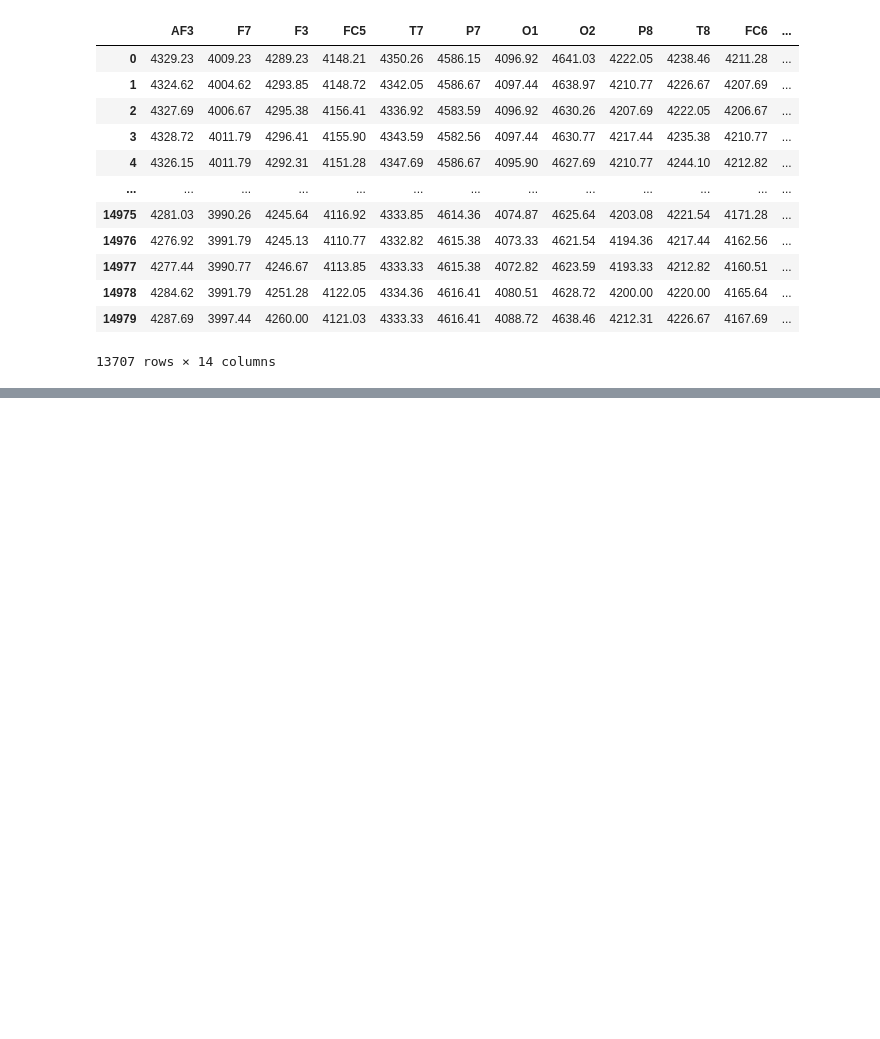
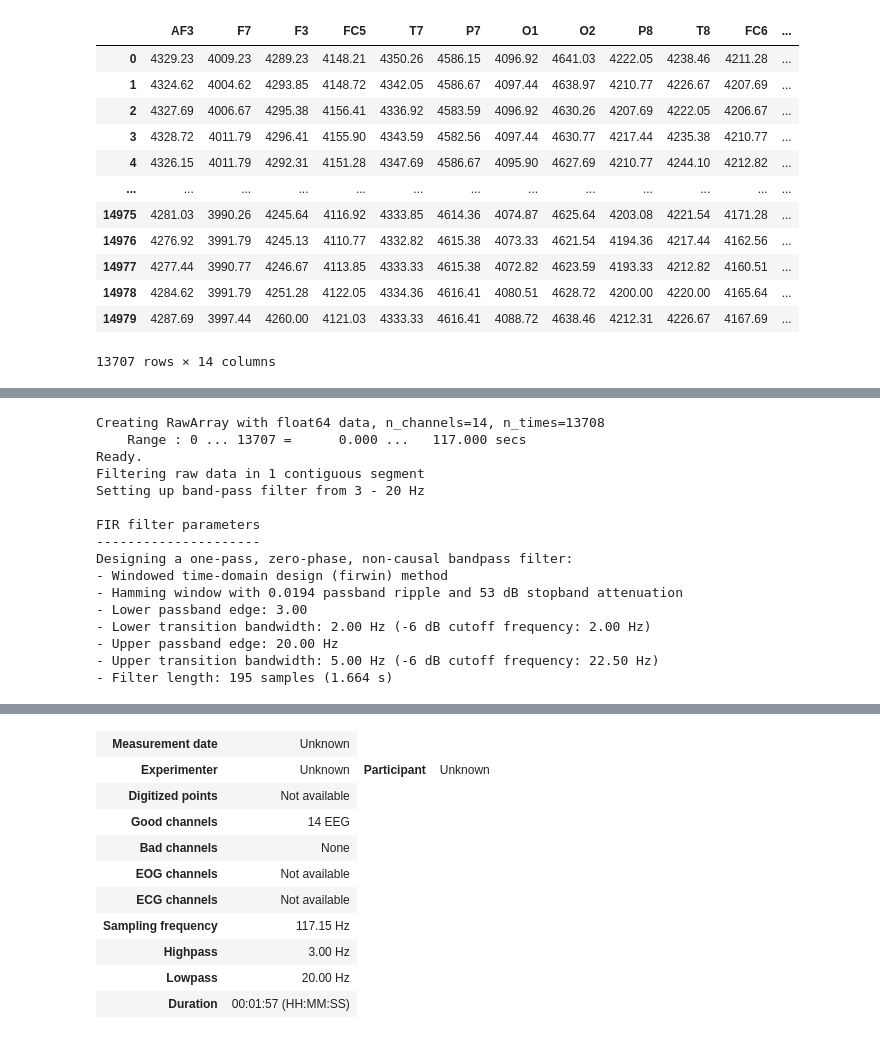
Before and after one commit to ZiadMeligy/InstrumentsTask2, a Jupyter notebook: trying.ipynb, the cells around one changed output, grey strips where cells are left out. Saved outputs shown, nothing was run; the diff lists cells and outputs as text; code cells hidden in the pictures; blank space fills up the shorter version.

```diff
--- a/trying.ipynb
+++ b/trying.ipynb
@@ -61,0 +99,34 @@ plt.show()
+# %%
+import numpy as np
+import mne
+
+# Load EEG data from CSV
+eeg_data = np.genfromtxt('EEG_TO_FILTER.csv', delimiter=',')
+
+# Define the sampling frequency (replace with your actual value)
+sfreq = f_sample  # Replace with your actual sampling frequency
+
+# Create an MNE-Python info object
+info = mne.create_info(ch_names=['AF3', 'f7', 'F3','FC5','T7','P7','O1','O2','P8','T8','FC6','F4','F8','AF4'], sfreq=sfreq, ch_types=['eeg'] * 14)
+
+# Create an MNE-Python Raw object
+raw = mne.io.RawArray(eeg_data.T, info)
+
+raw.filter(l_freq=3, h_freq=20)
+# %% [output]
+Creating RawArray with float64 data, n_channels=14, n_times=13708
+    Range : 0 ... 13707 =      0.000 ...   117.000 secs
+Ready.
+Filtering raw data in 1 contiguous segment
+Setting up band-pass filter from 3 - 20 Hz
+
+FIR filter parameters
+---------------------
+Designing a one-pass, zero-phase, non-causal bandpass filter:
+- Windowed time-domain design (firwin) method
+- Hamming window with 0.0194 passband ripple and 53 dB stopband attenuation
+- Lower passband edge: 3.00
+- Lower transition bandwidth: 2.00 Hz (-6 dB cutoff frequency: 2.00 Hz)
+- Upper passband edge: 20.00 Hz
+- Upper transition bandwidth: 5.00 Hz (-6 dB cutoff frequency: 22.50 Hz)
+- Filter length: 195 samples (1.664 s)
@@ -61,0 +139,11 @@ plt.show()
+| Measurement date | Unknown |
+| Experimenter | Unknown | Participant | Unknown |
+| Digitized points | Not available |
+| Good channels | 14 EEG |
+| Bad channels | None |
+| EOG channels | Not available |
+| ECG channels | Not available |
+| Sampling frequency | 117.15 Hz |
+| Highpass | 3.00 Hz |
+| Lowpass | 20.00 Hz |
+| Duration | 00:01:57 (HH:MM:SS) |
```
Also changed, not shown: parts of 10 cells of this notebook, 1 other file.
